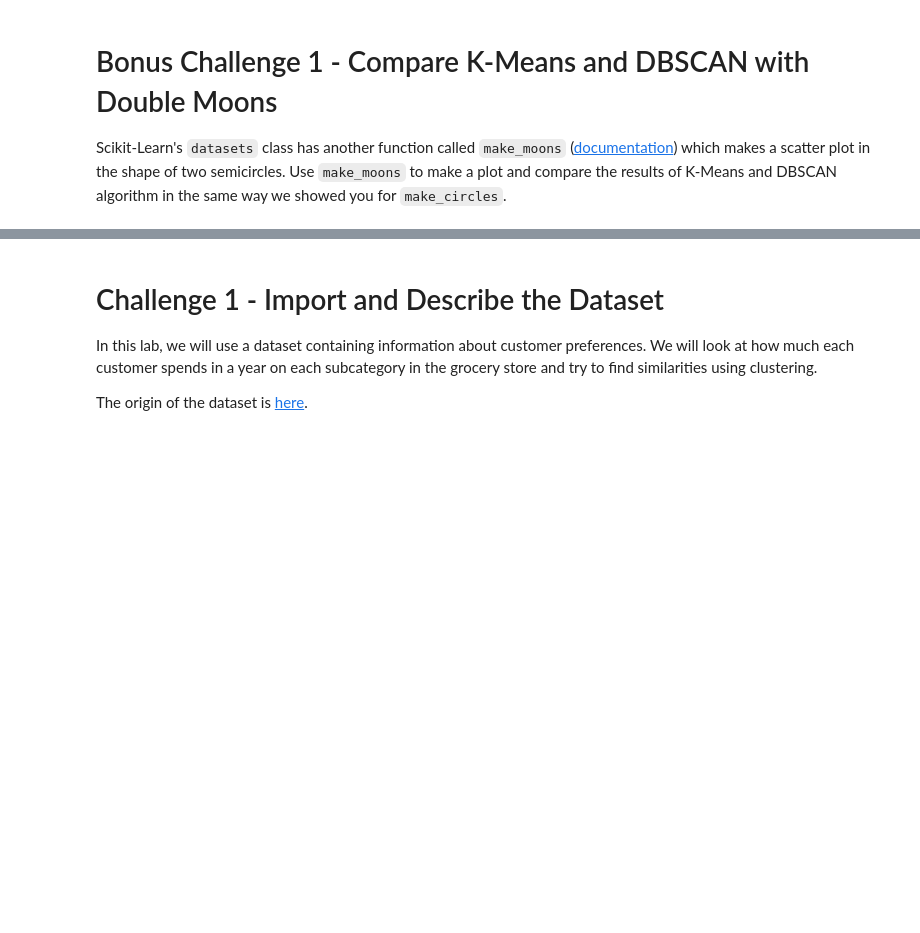
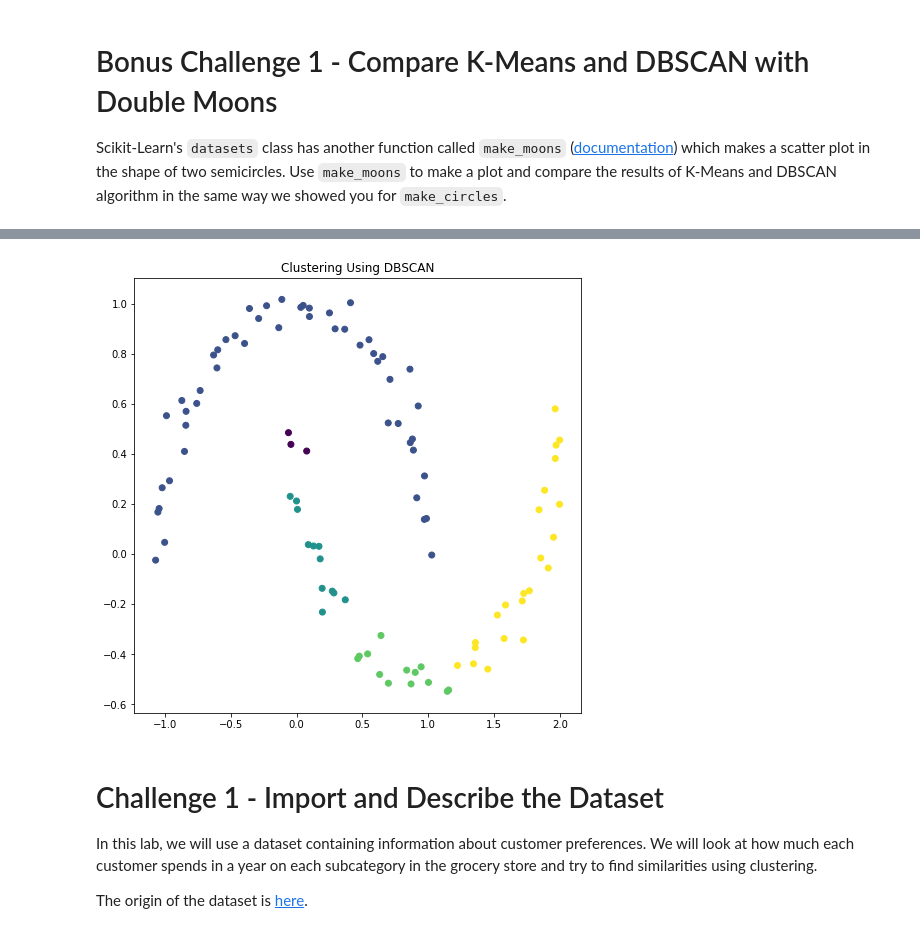
Before and after one commit to LauraRepullo/datamad0119, a Jupyter notebook: module-3/lab-unsupervised-learning/your-code/main.ipynb, the cells around one changed output, grey strips where cells are left out. Cells and saved outputs as stored; diff of their text form; code cells hidden in the pictures; blank space fills up the shorter version.

```diff
--- a/module-3/lab-unsupervised-learning/your-code/main.ipynb
+++ b/module-3/lab-unsupervised-learning/your-code/main.ipynb
@@ -84,3 +102,17 @@ Scikit-Learn's `datasets` class has another function called `make_moons` ([docum
+# %%
+# Your code to visualize how DBSCAN cluster double-moon scatter plot
+from sklearn.cluster import DBSCAN
+
+dbscan = DBSCAN(eps=0.2)
+moon_dbscan = dbscan.fit(X)
+
+plt.figure(figsize=(8, 8))
+
+plt.scatter(X[:, 0], X[:, 1], c = moon_dbscan.labels_)
+plt.title("Clustering Using DBSCAN")
+plt.show()
+# %% [output]
+[figure, added]
 # %% [markdown]
 # Challenge 1 - Import and Describe the Dataset
 
```
Also changed, not shown: parts of 25 cells of this notebook.
